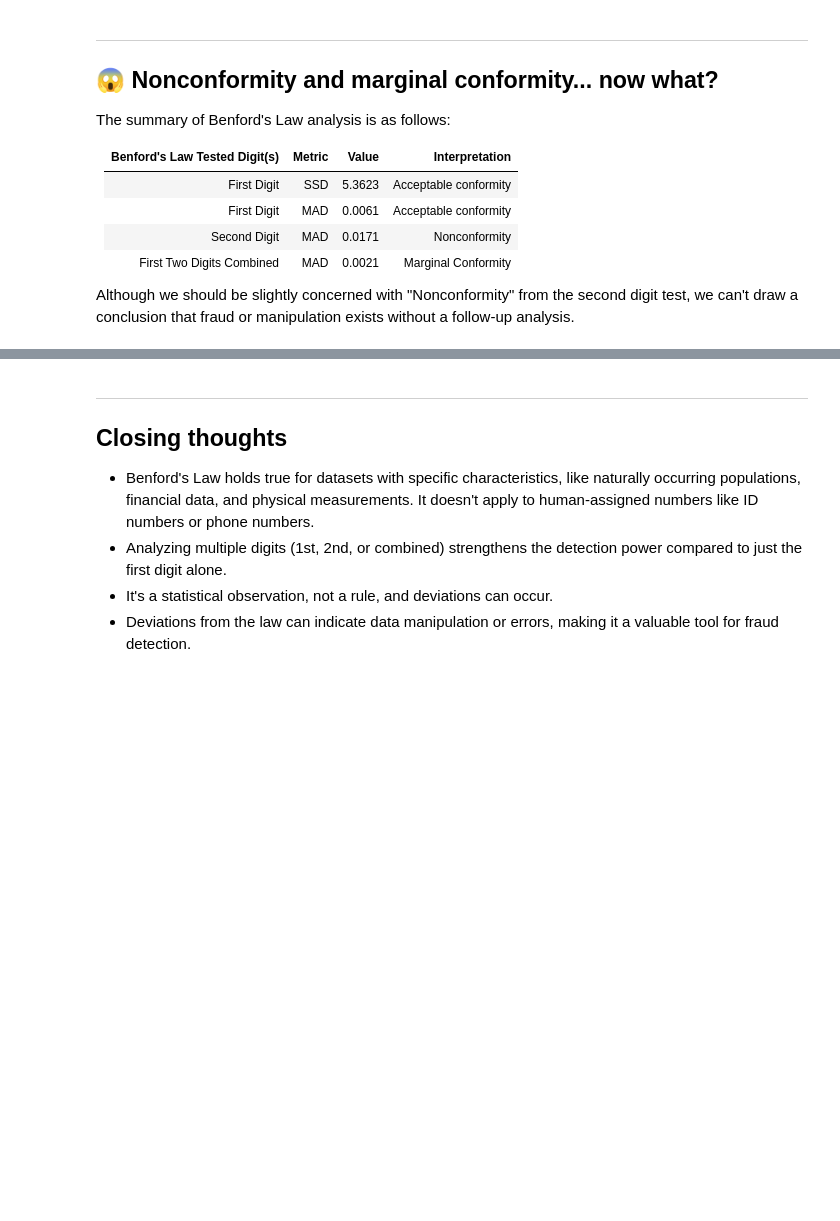
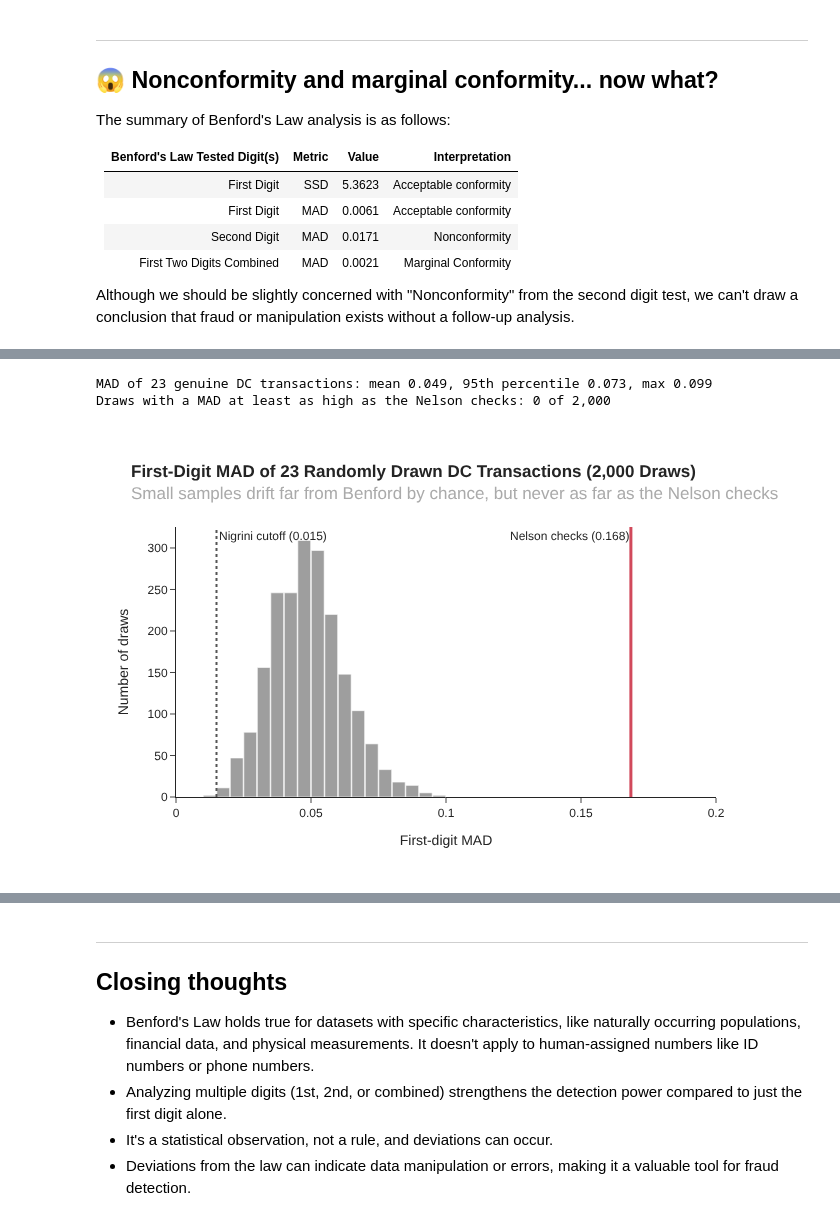
Before and after one commit to subwaymatch/analytics-case-development, a Jupyter notebook: benfords-test/benfords-analysis.ipynb, the cells around one changed output, grey strips where cells are left out. Cells and saved outputs as stored; diff of their text form; code cells hidden in the pictures; blank space fills up the shorter version.

```diff
--- a/benfords-test/benfords-analysis.ipynb
+++ b/benfords-test/benfords-analysis.ipynb
@@ -533,0 +646,49 @@ Although we should be slightly concerned with "Nonconformity" from the second di
+# %%
+rng = np.random.default_rng(seed=0)
+
+dc_first_digits = (
+    df['TRANSACTION_AMOUNT'][df['TRANSACTION_AMOUNT'] >= 1]
+    .astype(str).str[0].astype(int).to_numpy()
+)
+
+n_draws = 2_000
+sample_size = len(nelson)
+simulated_mad = np.empty(n_draws)
+for i in range(n_draws):
+    sample = rng.choice(dc_first_digits, size=sample_size, replace=False)
+    proportions = np.bincount(sample, minlength=10)[1:] / sample_size
+    simulated_mad[i] = np.abs(proportions - BENFORD_FIRST.values).mean()
+
+print(f'MAD of 23 genuine DC transactions: mean {simulated_mad.mean():.3f}, '
+      f'95th percentile {np.percentile(simulated_mad, 95):.3f}, max {simulated_mad.max():.3f}')
+print(f'Draws with a MAD at least as high as the Nelson checks: {(simulated_mad >= nelson_mad).sum()} of {n_draws:,}')
+# %% [output]
+MAD of 23 genuine DC transactions: mean 0.049, 95th percentile 0.073, max 0.099
+Draws with a MAD at least as high as the Nelson checks: 0 of 2,000
+# %%
+fig = px.histogram(
+    x=simulated_mad,
+    nbins=40,
+    title='<b>First-Digit MAD of 23 Randomly Drawn DC Transactions (2,000 Draws)</b><br>\
+<span style="color: #aaa">Small samples drift far from Benford by chance, but never as far as the Nelson checks</span>',
+    labels={'x': 'First-digit MAD'},
+    height=450,
+    template='simple_white',
+    color_discrete_sequence=['#9E9E9E'],
+)
+
+fig.add_vline(x=0.015, line_dash='dot', line_color='#555555', line_width=2, opacity=1,
+              annotation_text='Nigrini cutoff (0.015)', annotation_position='top right')
+fig.add_vline(x=nelson_mad, line_color='#D1495B', line_width=3, opacity=1,
+              annotation_text=f'Nelson checks ({nelson_mad:.3f})', annotation_position='top left')
+
+fig.update_layout(
+    font_family='Helvetica, Inter, Arial, sans-serif',
+    yaxis_title_text='Number of draws',
+    xaxis_range=[0, 0.2],
+    bargap=0.05,
+)
+
+fig.show()
+# %% [output]
+[figure, added]
```
Also changed, not shown: parts of 16 cells of this notebook, 1 other file.
